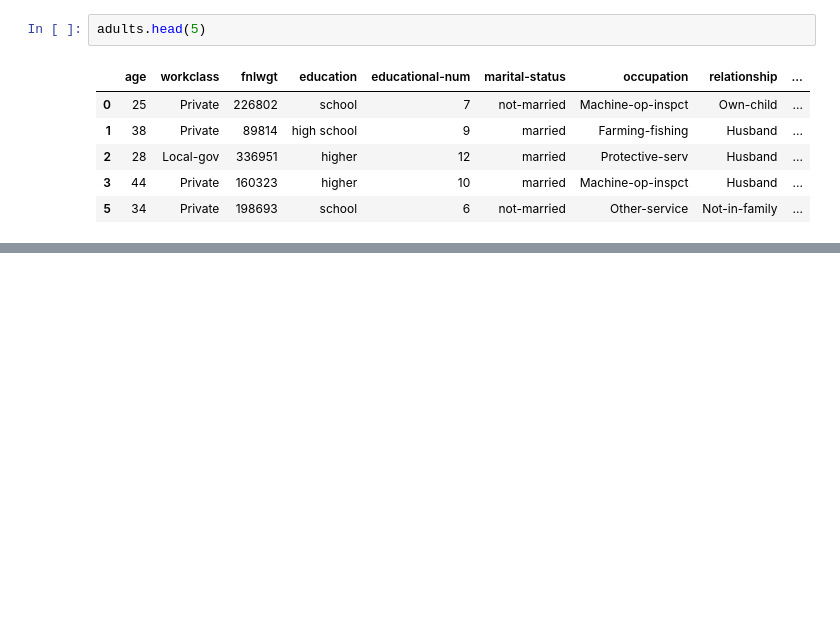
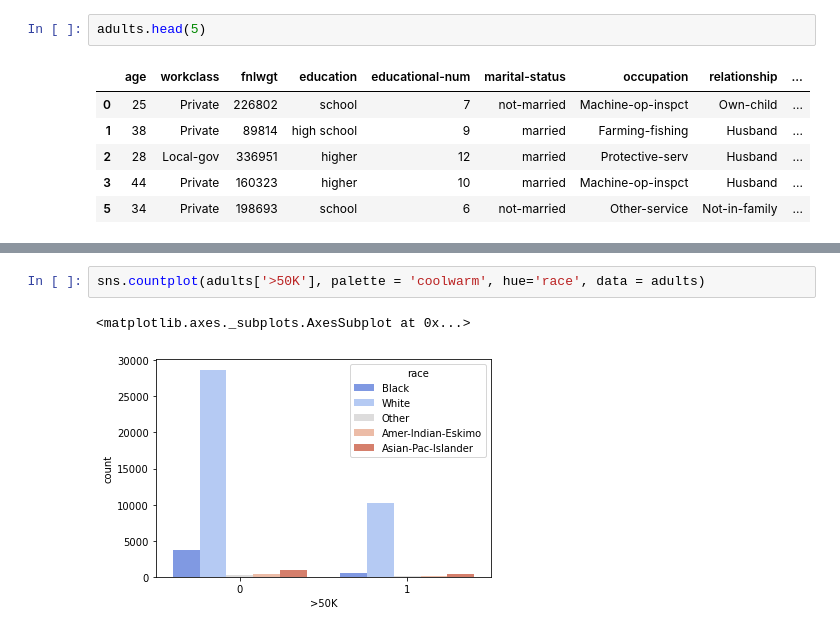
Before and after one commit to Evaldexs/Machine-Learning-Adults-Dataset-Project, a Jupyter notebook: Coursework/Coursework.ipynb, the cells around one changed output, grey strips where cells are left out. Saved outputs shown, nothing was run; the diff lists cells and outputs as text; blank space fills up the shorter version.

```diff
--- a/Coursework/Coursework.ipynb
+++ b/Coursework/Coursework.ipynb
@@ -159,0 +169,5 @@ adults.head(5)
+# %%
+sns.countplot(adults['>50K'], palette = 'coolwarm', hue='race', data = adults)
+# %% [output]
+<matplotlib.axes._subplots.AxesSubplot at 0x...>
+[figure, added]
```
Also changed, not shown: parts of 4 cells of this notebook.
